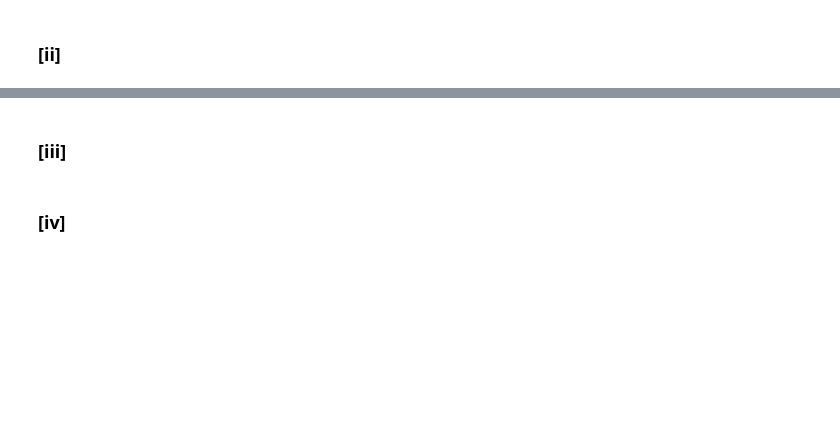
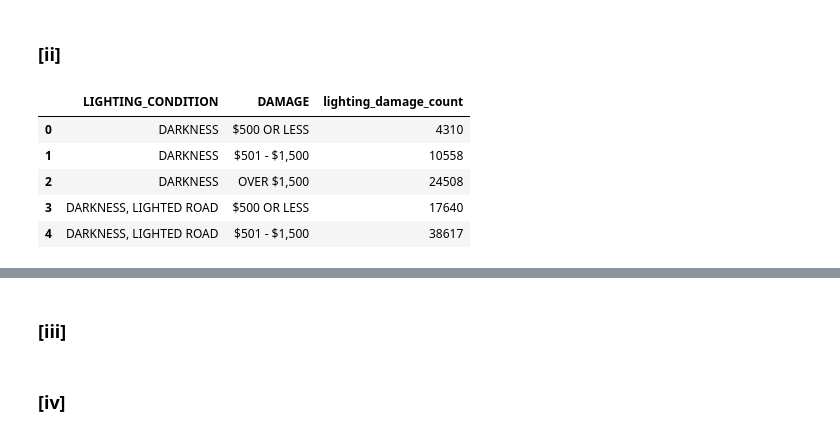
Before and after one commit to abdhashas/Data_mining_project, a Jupyter notebook: DM_HOMEWORK_1_BY_[عبدالرؤوف حسحس _طوني بطرس _عبد الله الزبداني].ipynb, the cells around one changed output, grey strips where cells are left out. Drawn from its saved outputs; the diff is of its cells as text; code cells hidden in the pictures; blank space fills up the shorter version.

```diff
--- a/DM_HOMEWORK_1_BY_[عبدالرؤوف حسحس _طوني بطرس _عبد الله الزبداني].ipynb
+++ b/DM_HOMEWORK_1_BY_[عبدالرؤوف حسحس _طوني بطرس _عبد الله الزبداني].ipynb
@@ -1245,2 +1256,12 @@ plt.show()
 # %% [markdown]
 ### [ii]
+# %%
+lighting_damage_count = traffic_crashes.groupby(['LIGHTING_CONDITION', 'DAMAGE']).size().reset_index(name='lighting_damage_count')
+lighting_damage_count.head()
+# %% [output]
+|  | LIGHTING_CONDITION | DAMAGE | lighting_damage_count |
+| 0 | DARKNESS | $500 OR LESS | 4310 |
+| 1 | DARKNESS | $501 - $1,500 | 10558 |
+| 2 | DARKNESS | OVER $1,500 | 24508 |
+| 3 | DARKNESS, LIGHTED ROAD | $500 OR LESS | 17640 |
+| 4 | DARKNESS, LIGHTED ROAD | $501 - $1,500 | 38617 |
```
Also changed, not shown: parts of 3 cells of this notebook.
